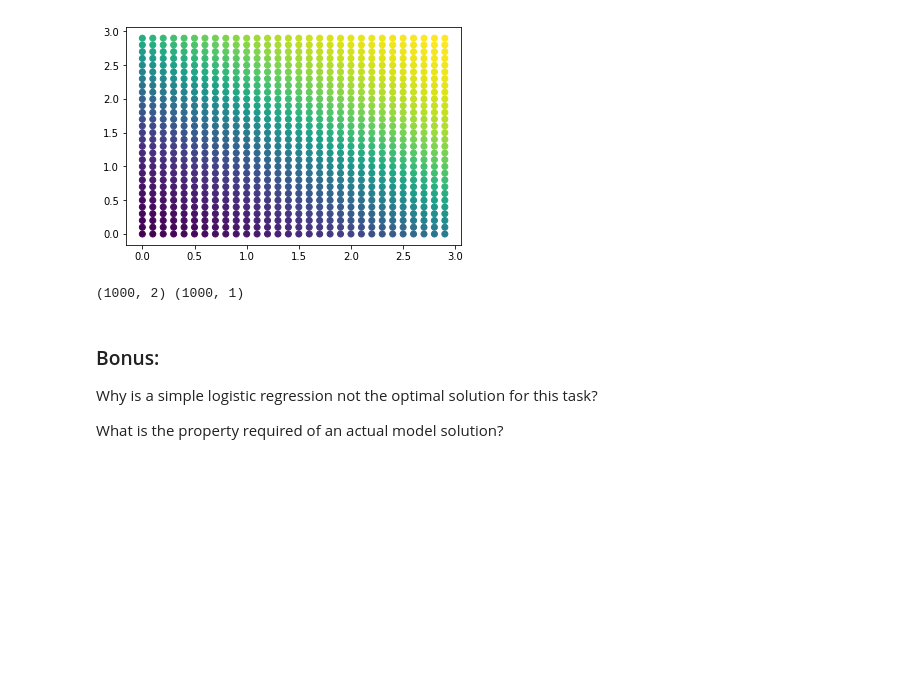
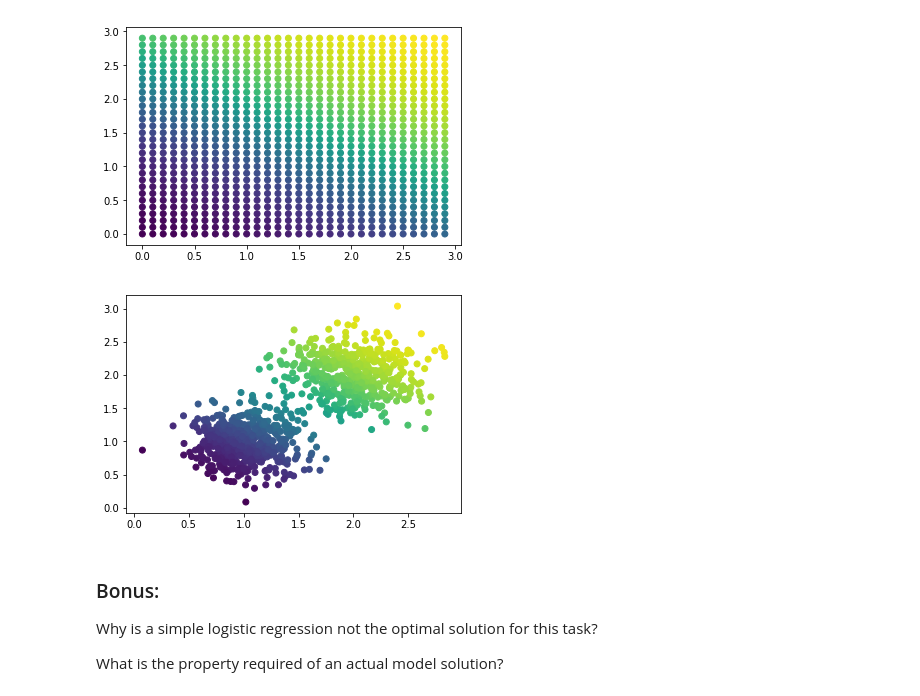
Before and after one commit to Markus-Goetz/gks-2019, a Jupyter notebook: 1_logistic_regression.ipynb, the cells around one changed output. Drawn from its saved outputs; the diff is of its cells as text; code cells hidden in the pictures; blank space fills up the shorter version.

```diff
--- a/1_logistic_regression.ipynb
+++ b/1_logistic_regression.ipynb
@@ -19,6 +20,14 @@ asd
 # %%
 def generate_data(n_samples=1000, input_dim=2):
     """
+    Return coordinates distributed in 2D space by two different gaussian distributions.
+
+    Returns
+    -------
+    x : np.array[n_samples, input_dim]
+        coordinates
+    y : np.array[n_samples]
+        labels
     """
     half_samples = n_samples // 2
 
@@ -202,5 +249,8 @@ asd
 # %%
 def build_model(data):
+    """
+    Build a simple perceptron for the given input data.
+    """
     model = Sequential()
     model.add(Dense(1, input_dim=data.shape[1], activation='sigmoid'))
 
@@ -214,5 +264,8 @@ asd
 # %%
 def train_model(model, data, labels, epochs=100, batch_size=50):
+    """
+    Train the given model with the given data and labels for the given epochs.
+    """
     model.fit(data, labels, batch_size=batch_size, epochs=epochs)
 
 train_model(model, data, labels)
@@ -256,12 +312,10 @@ def plot_prediction_grid(model, grid_size=30):
 plot_prediction_grid(model)
 # %% [output]
 [figure]
-# %%
-#plt.scatter(*zip(*xs), c=model.predict(xs, batchSize).reshape(n_samples, ))
-print(data.shape)
-plot_data(data[:, model.predict(data))
-# %% [output]
-(1000, 2) (1000, 1)
+# %%
+plot_data(data, model.predict(data).flatten())
+# %% [output]
+[figure, added]
 # %% [markdown]
 ### Bonus:
 Why is a simple logistic regression not the optimal solution for this task?
```
Also changed, not shown: parts of 25 cells of this notebook.
